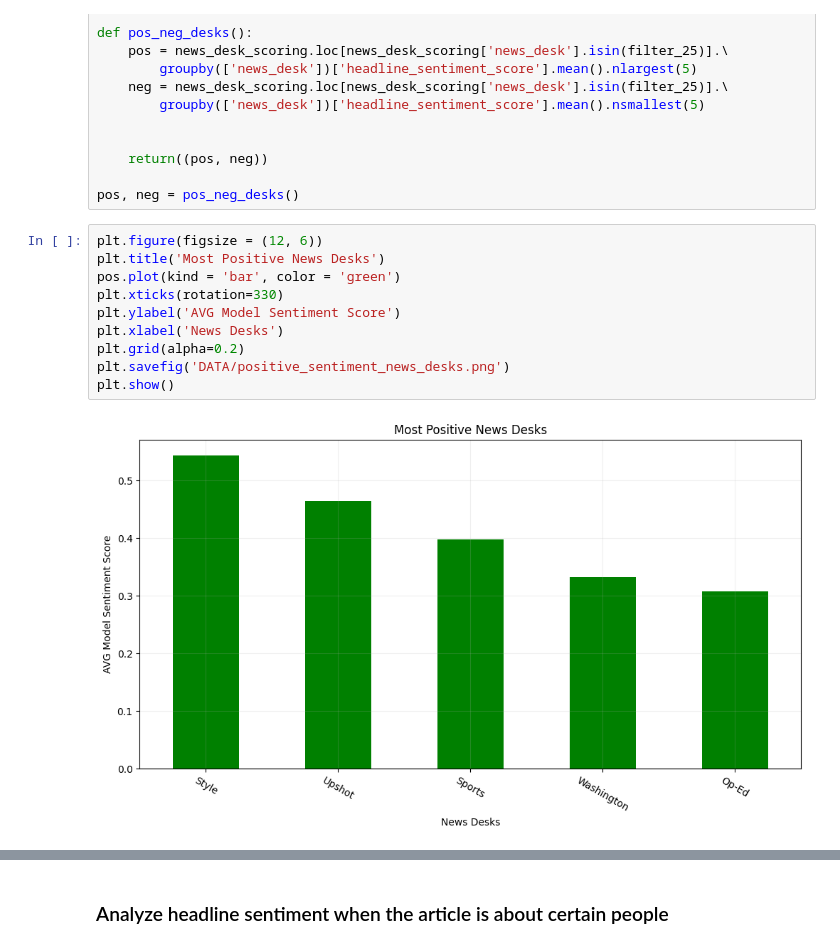
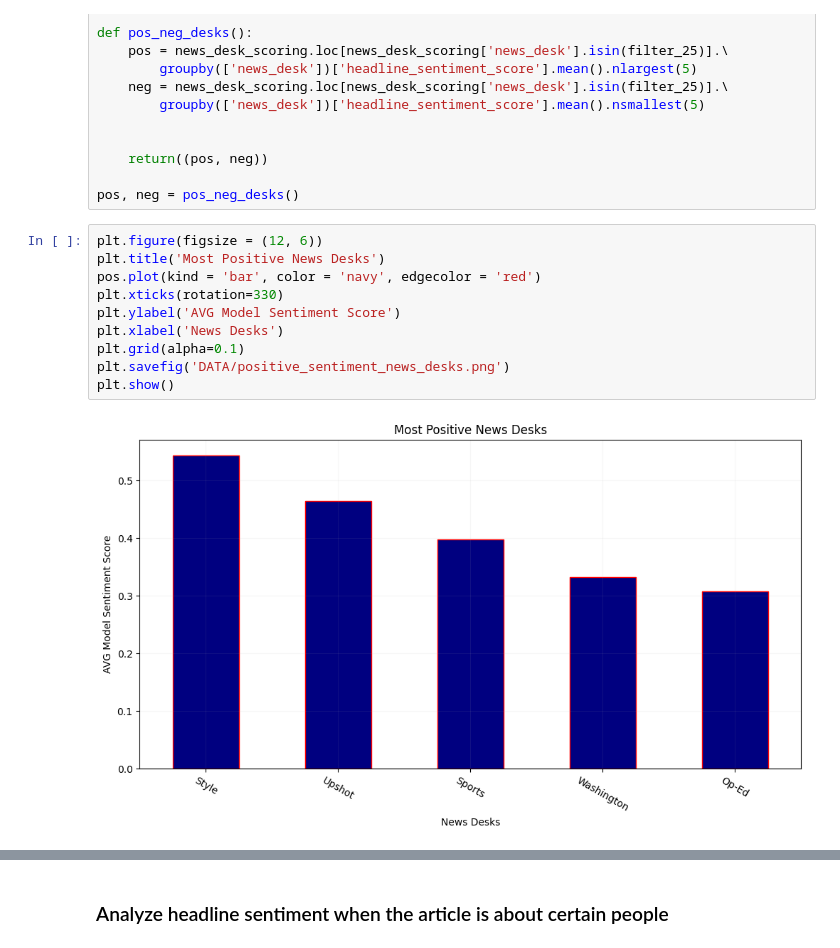
Before and after one commit to samlawson1/news, a Jupyter notebook: analysis/Data_Analysis.ipynb, the cells around one changed output, grey strips where cells are left out. Drawn from its saved outputs; the diff is of its cells as text.

```diff
--- a/analysis/Data_Analysis.ipynb
+++ b/analysis/Data_Analysis.ipynb
@@ -133,15 +133,15 @@ pos, neg = pos_neg_desks()
 # %%
 plt.figure(figsize = (12, 6))
 plt.title('Most Positive News Desks')
-pos.plot(kind = 'bar', color = 'green')
+pos.plot(kind = 'bar', color = 'navy', edgecolor = 'red')
 plt.xticks(rotation=330)
 plt.ylabel('AVG Model Sentiment Score')
 plt.xlabel('News Desks')
-plt.grid(alpha=0.2)
+plt.grid(alpha=0.1)
 plt.savefig('DATA/positive_sentiment_news_desks.png')
 plt.show()
 # %% [output]
-[figure, old version]
+[figure, new version]
 # %%
 plt.figure(figsize = (12, 6))
 plt.title('Most Negative News Desks')
```
Also changed, not shown: parts of 3 cells of this notebook.
